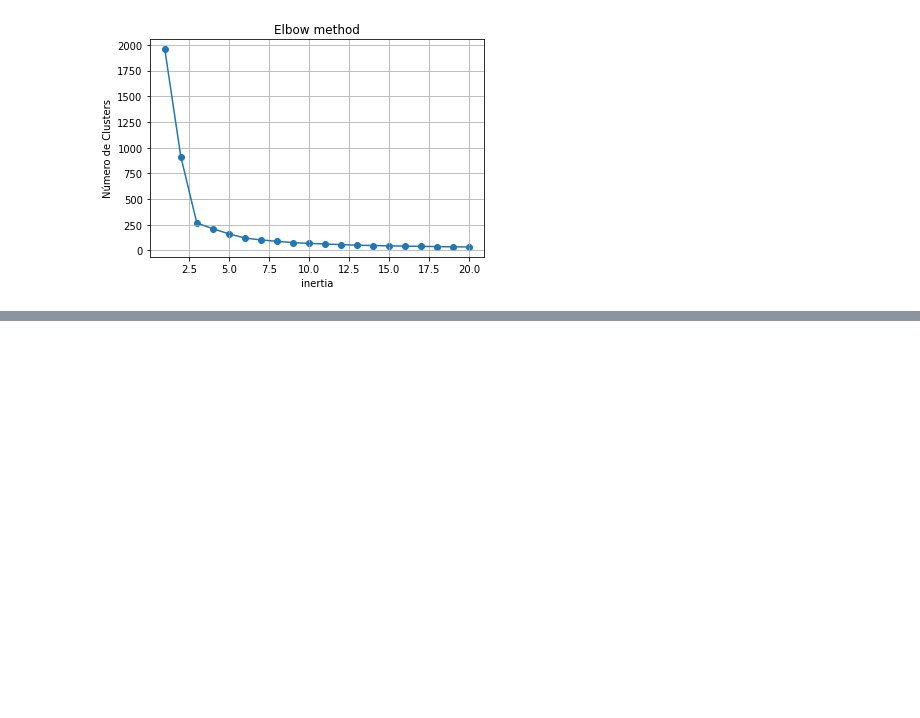
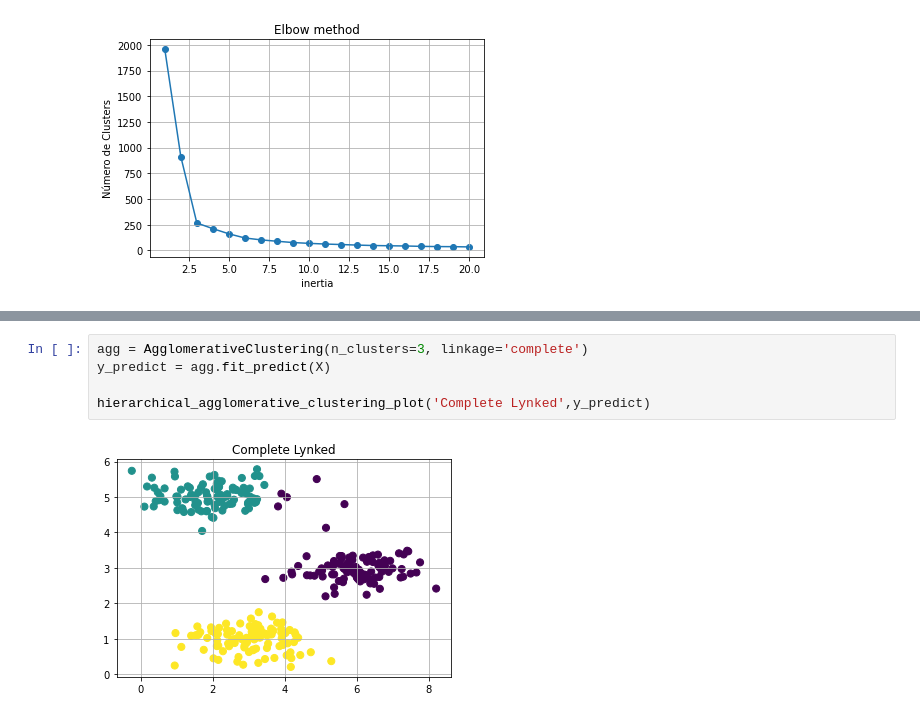
Before and after one commit to fsluizvictor/K-means, a Jupyter notebook: K_means.ipynb, the cells around one changed output, grey strips where cells are left out. Saved outputs shown, nothing was run; the diff lists cells and outputs as text; blank space fills up the shorter version.

```diff
--- a/K_means.ipynb
+++ b/K_means.ipynb
@@ -69,0 +86,7 @@ plt.show()
+# %%
+agg = AgglomerativeClustering(n_clusters=3, linkage='complete')
+y_predict = agg.fit_predict(X)
+
+hierarchical_agglomerative_clustering_plot('Complete Lynked',y_predict)
+# %% [output]
+[figure, added]
```
Also changed, not shown: parts of 7 cells of this notebook.
